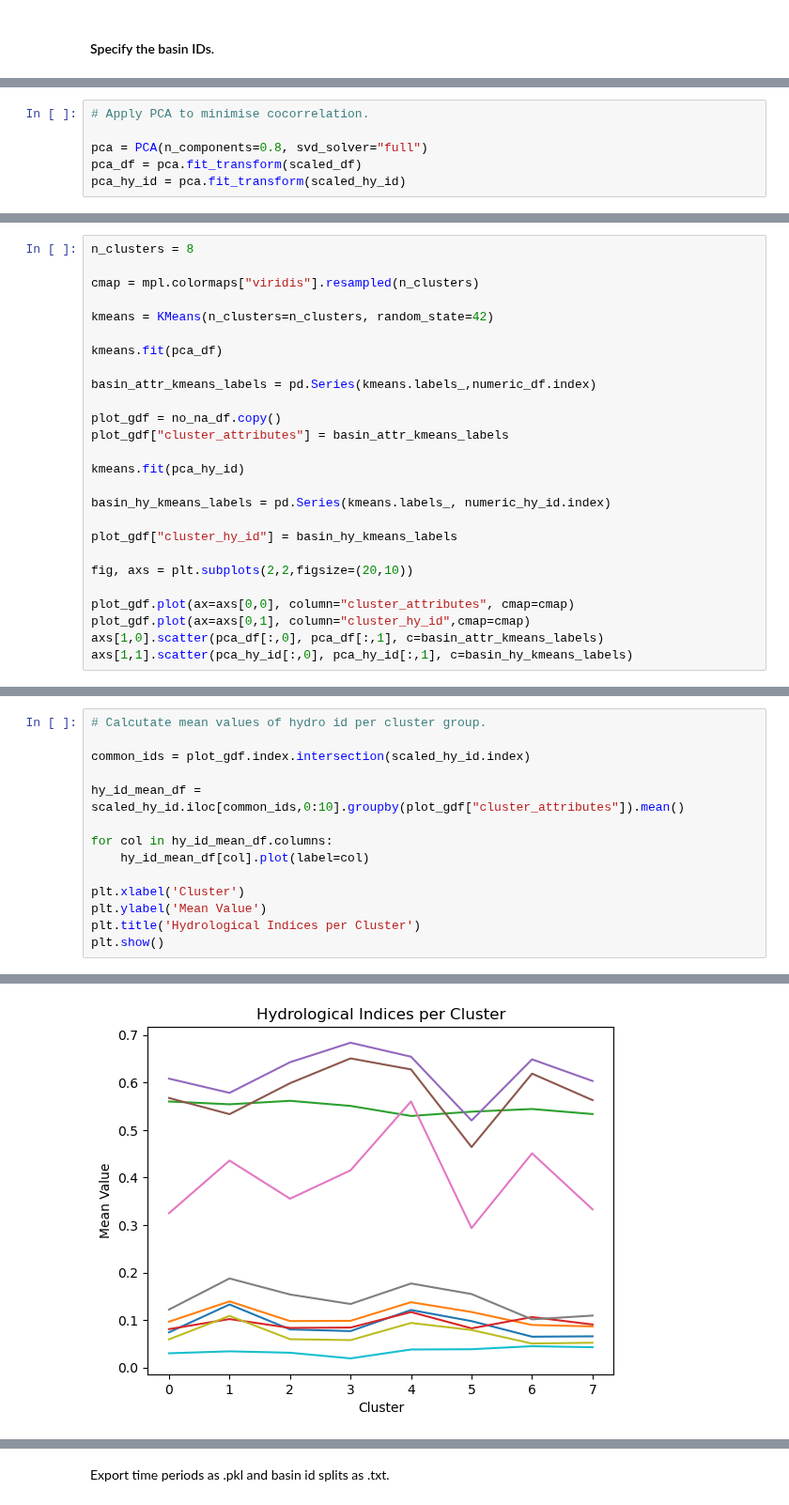
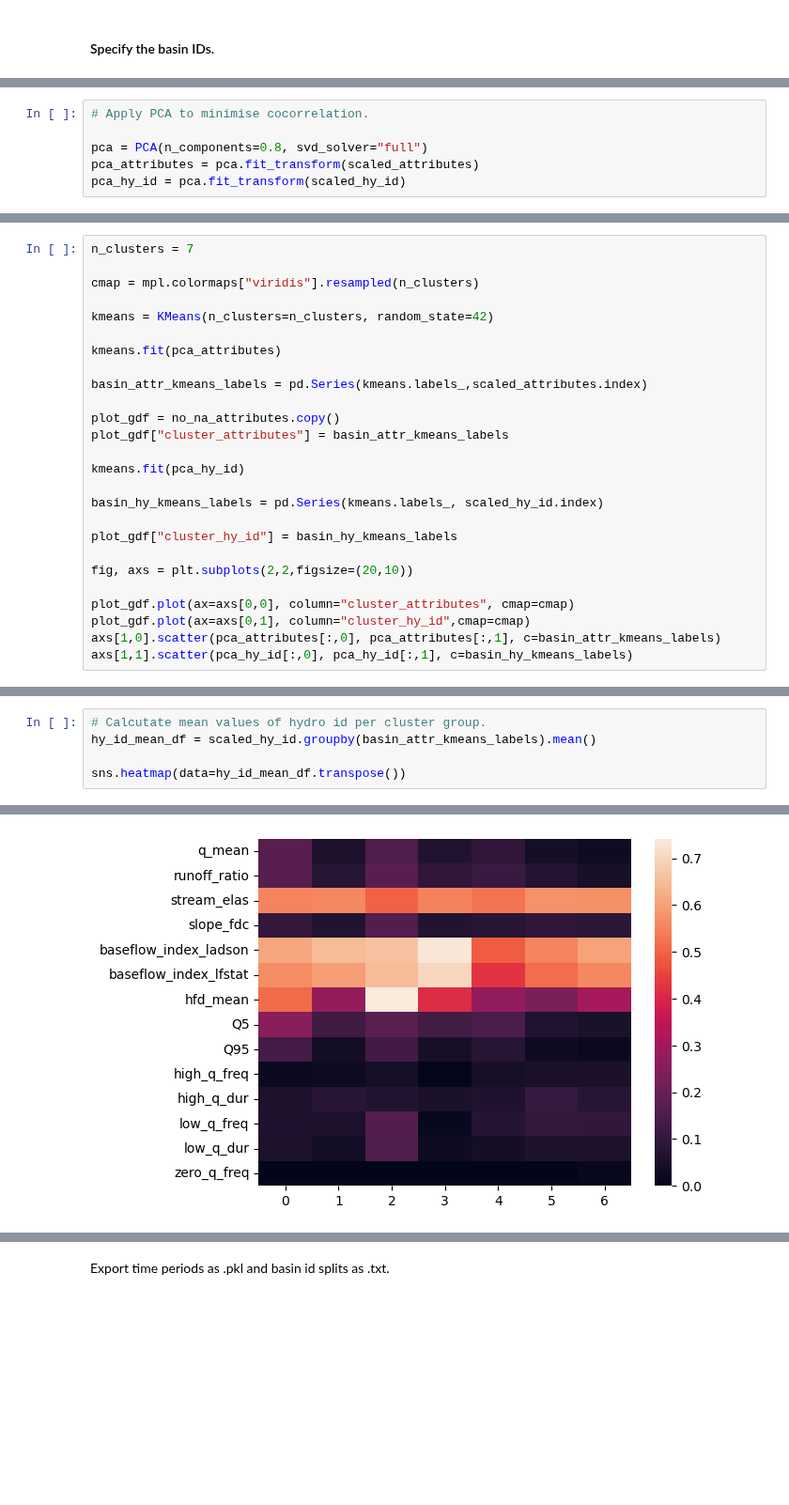
Before and after one commit to tripleUU-U/lamah-ce_lstm, a Jupyter notebook: eda/make_splits.ipynb, the cells around one changed output, grey strips where cells are left out. Shown at 94% size. Saved outputs shown, nothing was run; the diff lists cells and outputs as text; blank space fills up the shorter version.

```diff
--- a/eda/make_splits.ipynb
+++ b/eda/make_splits.ipynb
@@ -125,7 +134,7 @@ merged = numeric_df.join(numeric_hy_id,how="left").dropna()
 # Apply PCA to minimise cocorrelation.
 
 pca = PCA(n_components=0.8, svd_solver="full")
-pca_df = pca.fit_transform(scaled_df)
+pca_attributes = pca.fit_transform(scaled_attributes)
 pca_hy_id = pca.fit_transform(scaled_hy_id)
 # %%
 s_scores = []
@@ -141,20 +150,20 @@ plt.plot(range(2,15), s_scores, marker="o")
 # %%
-n_clusters = 8
+n_clusters = 7
 
 cmap = mpl.colormaps["viridis"].resampled(n_clusters)
 
 kmeans = KMeans(n_clusters=n_clusters, random_state=42)
 
-kmeans.fit(pca_df)
+kmeans.fit(pca_attributes)
 
-basin_attr_kmeans_labels = pd.Series(kmeans.labels_,numeric_df.index)
+basin_attr_kmeans_labels = pd.Series(kmeans.labels_,scaled_attributes.index)
 
-plot_gdf = no_na_df.copy()
+plot_gdf = no_na_attributes.copy()
 plot_gdf["cluster_attributes"] = basin_attr_kmeans_labels
 
 kmeans.fit(pca_hy_id)
 
-basin_hy_kmeans_labels = pd.Series(kmeans.labels_, numeric_hy_id.index)
+basin_hy_kmeans_labels = pd.Series(kmeans.labels_, scaled_hy_id.index)
 
 plot_gdf["cluster_hy_id"] = basin_hy_kmeans_labels
 
@@ -162,7 +171,7 @@ fig, axs = plt.subplots(2,2,figsize=(20,10))
 
 plot_gdf.plot(ax=axs[0,0], column="cluster_attributes", cmap=cmap)
 plot_gdf.plot(ax=axs[0,1], column="cluster_hy_id",cmap=cmap)
-axs[1,0].scatter(pca_df[:,0], pca_df[:,1], c=basin_attr_kmeans_labels)
+axs[1,0].scatter(pca_attributes[:,0], pca_attributes[:,1], c=basin_attr_kmeans_labels)
 axs[1,1].scatter(pca_hy_id[:,0], pca_hy_id[:,1], c=basin_hy_kmeans_labels)
 # %% [output]
 <matplotlib.collections.PathCollection at 0x...>
@@ -170,15 +179,6 @@ axs[1,1].scatter(pca_hy_id[:,0], pca_hy_id[:,1], c=basin_hy_kmeans_labels)
 # %%
 # Calcutate mean values of hydro id per cluster group.
+hy_id_mean_df = scaled_hy_id.groupby(basin_attr_kmeans_labels).mean()
 
-common_ids = plot_gdf.index.intersection(scaled_hy_id.index)
-
-hy_id_mean_df = scaled_hy_id.iloc[common_ids,0:10].groupby(plot_gdf["cluster_attributes"]).mean()
-
-for col in hy_id_mean_df.columns:
-    hy_id_mean_df[col].plot(label=col)
-
-plt.xlabel('Cluster')
-plt.ylabel('Mean Value')
-plt.title('Hydrological Indices per Cluster')
-plt.show()
+sns.heatmap(data=hy_id_mean_df.transpose())
 # %% [output]
@@ -185 +186 @@ plt.show()
-[figure, old version]
+[figure, new version]
```
Also changed, not shown: parts of 13 cells of this notebook.
